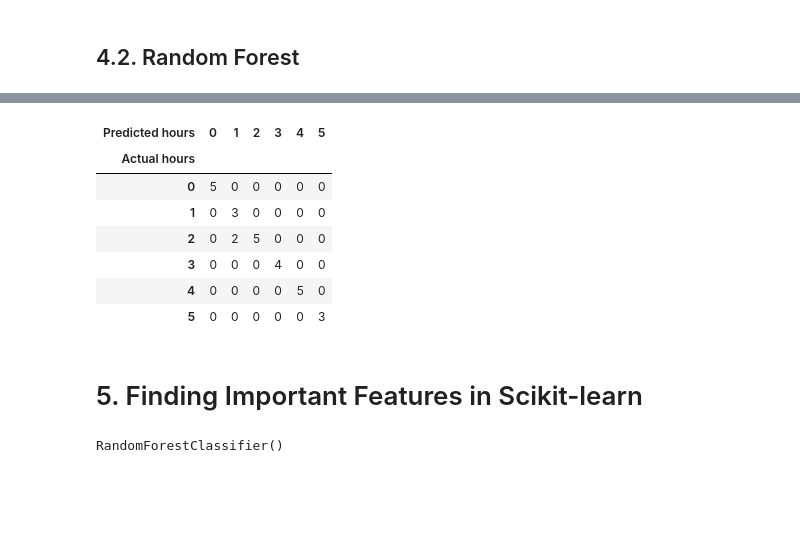
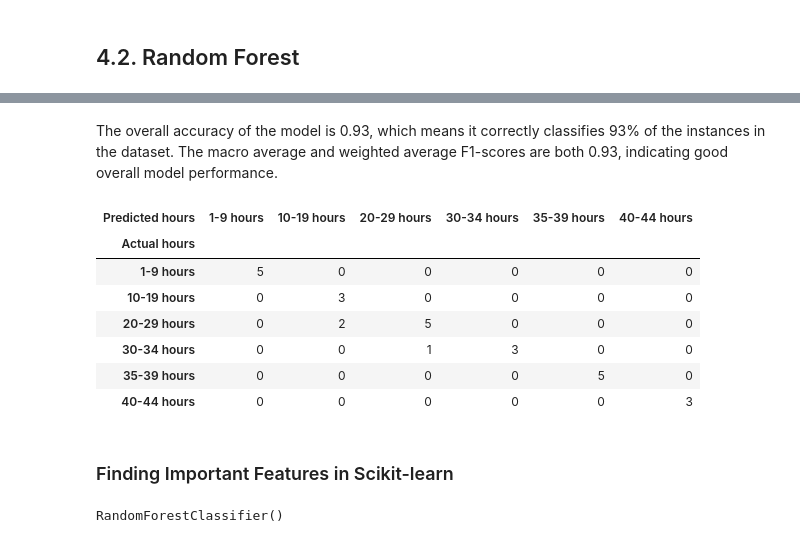
Before and after one commit to Usukhbayar95/Capstone_Project, a Jupyter notebook: Project.ipynb, the cells around one changed output, grey strips where cells are left out. Cells and saved outputs as stored; diff of their text form; code cells hidden in the pictures; blank space fills up the shorter version.

```diff
--- a/Project.ipynb
+++ b/Project.ipynb
@@ -531,11 +518,11 @@ plt.show()
 # %%
 replacement_dict_sector = {
-    'Irish nationals': '0',
-    'Non-Irish nationals': '1',
-    'United Kingdom': '2',
-    'EU 15 excl. Irl. & UK': '3',
-    'EU15 to EU28': '4',
-    'Other nationals': '5'
+    'Irish nationals': 0,
+    'Non-Irish nationals': 1,
+    'United Kingdom': 2,
+    'EU 15 excl. Irl. & UK': 3,
+    'EU15 to EU28': 4,
+    'Other nationals': 5
 }
 
 df_nation['Nationality'] = df_nation['Nationality'].replace(replacement_dict_sector)
@@ -589,7 +576,8 @@ VALUE                         105
 dtype: int64
 # %%
 # Drop rows with missing values
-df_se = df_se.dropna()
+df_sec = df_se.dropna()
+m_values = df_sec.isnull().sum()
 # Check the DataFrame after dropping the rows with missing values
-print(missing_values)
+print(m_values)
 # %% [output]
@@ -780,11 +781,11 @@ plt.show()
 # %%
 replacement_dict_edu = {
-    'Primary or below': '0',
-    'Lower secondary': '1',
-    'Post-secondary non-tertiary': '2',
-    'Third level non-honours degree': '3',
-    'Third level honours degree or higher':'4',
-    'Higher secondary': '5',
+    'Primary or below': 0,
+    'Lower secondary': 1,
+    'Post-secondary non-tertiary': 2,
+    'Third level non-honours degree': 3,
+    'Third level honours degree or higher':4,
+    'Higher secondary': 5,
 }
 
 df_edu['Education Level'] = df_edu['Education Level'].replace(replacement_dict_edu)
@@ -1049,6 +1077,6 @@ clf = RandomForestClassifier(n_estimators = 100)
 #Train the model using the training sets y_pred=clf.predict(X_test)
 clf.fit(X_train,y_train)
 
-y_pred = clf.predict(X_test)
-y_pred[0:10]
+y1_pred = clf.predict(X_test)
+y1_pred[0:10]
 # %% [output]
@@ -1084,16 +1116,18 @@ weighted avg       0.96      0.93      0.93        27
+# %% [markdown]
+The overall accuracy of the model is 0.93, which means it correctly classifies 93% of the instances in the dataset. The macro average and weighted average F1-scores are both 0.93, indicating good overall model performance.
 # %%
-pd.crosstab(y_test, y_pred, rownames=["Actual hours"], colnames=["Predicted hours"])
+pd.crosstab(y_test, y1_pred, rownames=["Actual hours"], colnames=["Predicted hours"])
 # %% [output]
-| Predicted hours | 0 | 1 | 2 | 3 | 4 | 5 |
+| Predicted hours | 1-9 hours | 10-19 hours | 20-29 hours | 30-34 hours | 35-39 hours | 40-44 hours |
 | Actual hours |  |  |  |  |  |  |
-| 0 | 5 | 0 | 0 | 0 | 0 | 0 |
-| 1 | 0 | 3 | 0 | 0 | 0 | 0 |
-| 2 | 0 | 2 | 5 | 0 | 0 | 0 |
-| 3 | 0 | 0 | 0 | 4 | 0 | 0 |
-| 4 | 0 | 0 | 0 | 0 | 5 | 0 |
-| 5 | 0 | 0 | 0 | 0 | 0 | 3 |
+| 1-9 hours | 5 | 0 | 0 | 0 | 0 | 0 |
+| 10-19 hours | 0 | 3 | 0 | 0 | 0 | 0 |
+| 20-29 hours | 0 | 2 | 5 | 0 | 0 | 0 |
+| 30-34 hours | 0 | 0 | 1 | 3 | 0 | 0 |
+| 35-39 hours | 0 | 0 | 0 | 0 | 5 | 0 |
+| 40-44 hours | 0 | 0 | 0 | 0 | 0 | 3 |
 # %% [markdown]
-# 5. Finding Important Features in Scikit-learn
+### Finding Important Features in Scikit-learn
 # %%
 #Create a Gaussian Classifier
 clf = RandomForestClassifier(n_estimators = 100)
```
Also changed, not shown: parts of 86 cells of this notebook.
